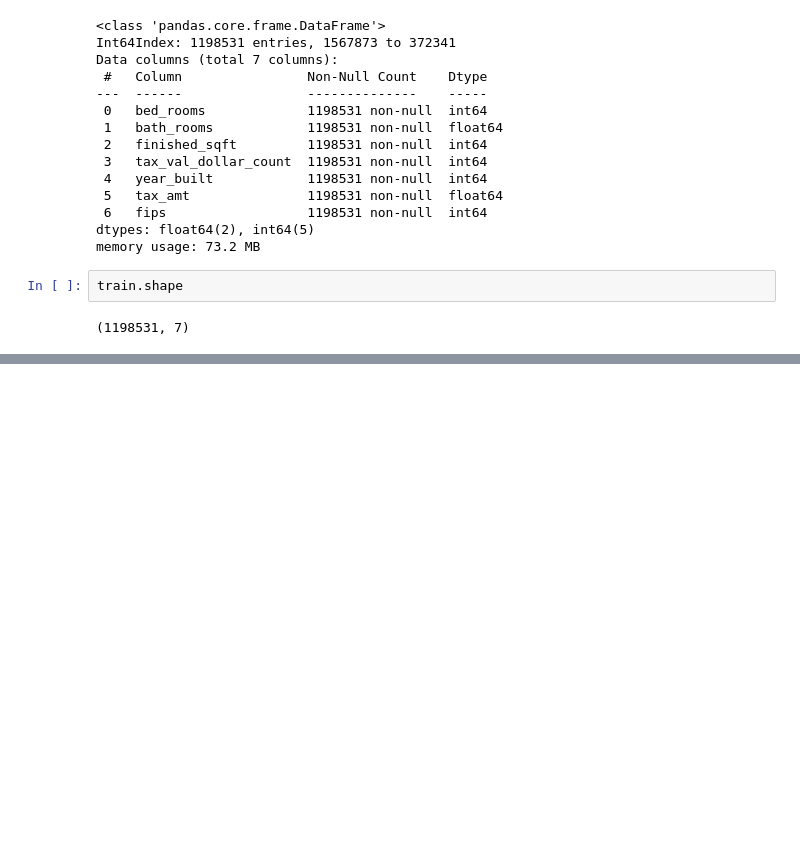
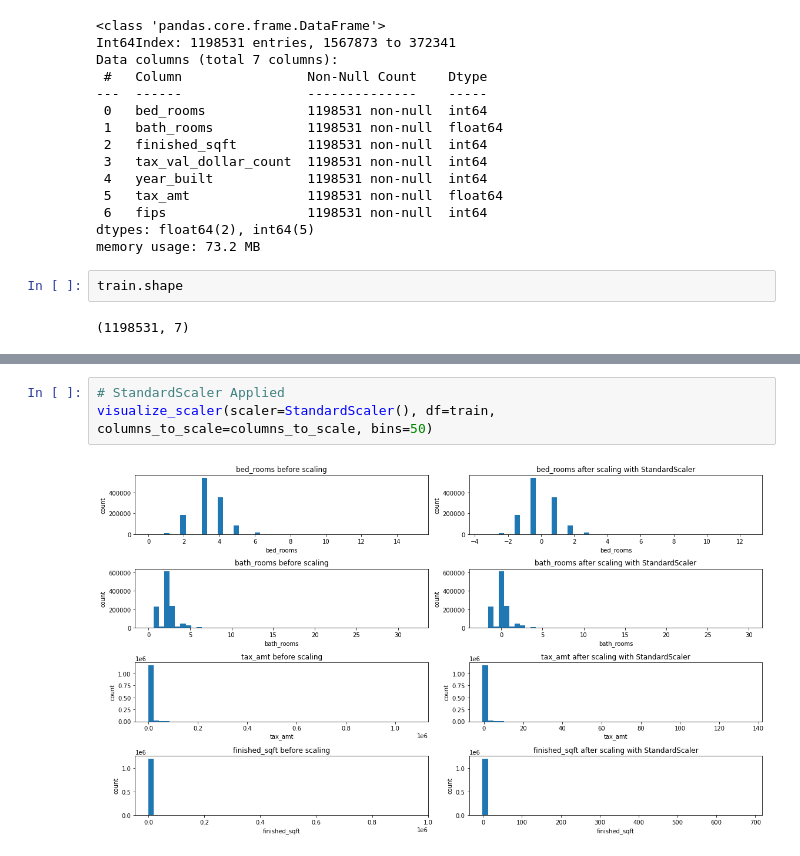
Before and after one commit to yuvia-cardenas/regression-exercises, a Jupyter notebook: scaling_prt1.ipynb, the cells around one changed output, grey strips where cells are left out. Drawn from its saved outputs; the diff is of its cells as text; blank space fills up the shorter version.

```diff
--- a/scaling_prt1.ipynb
+++ b/scaling_prt1.ipynb
@@ -57,0 +113,5 @@ train.shape
+# %%
+# StandardScaler Applied
+visualize_scaler(scaler=StandardScaler(), df=train, columns_to_scale=columns_to_scale, bins=50)
+# %% [output]
+[figure, added]
```
Also changed, not shown: parts of 14 cells of this notebook.
